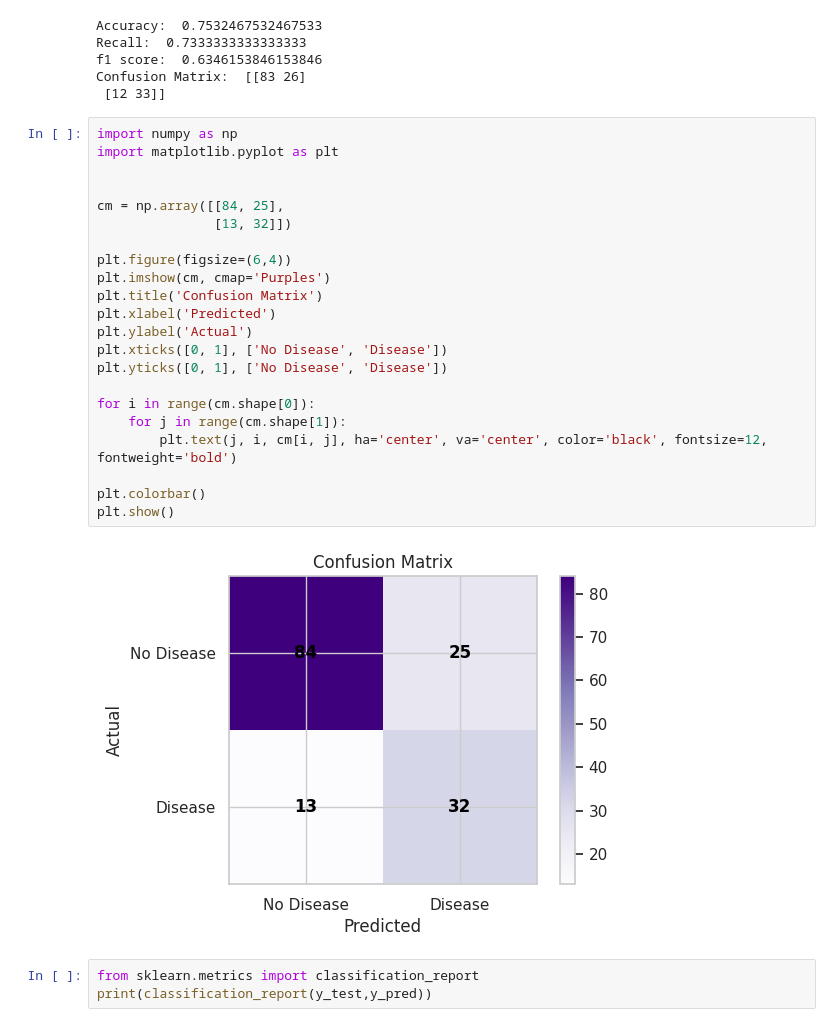
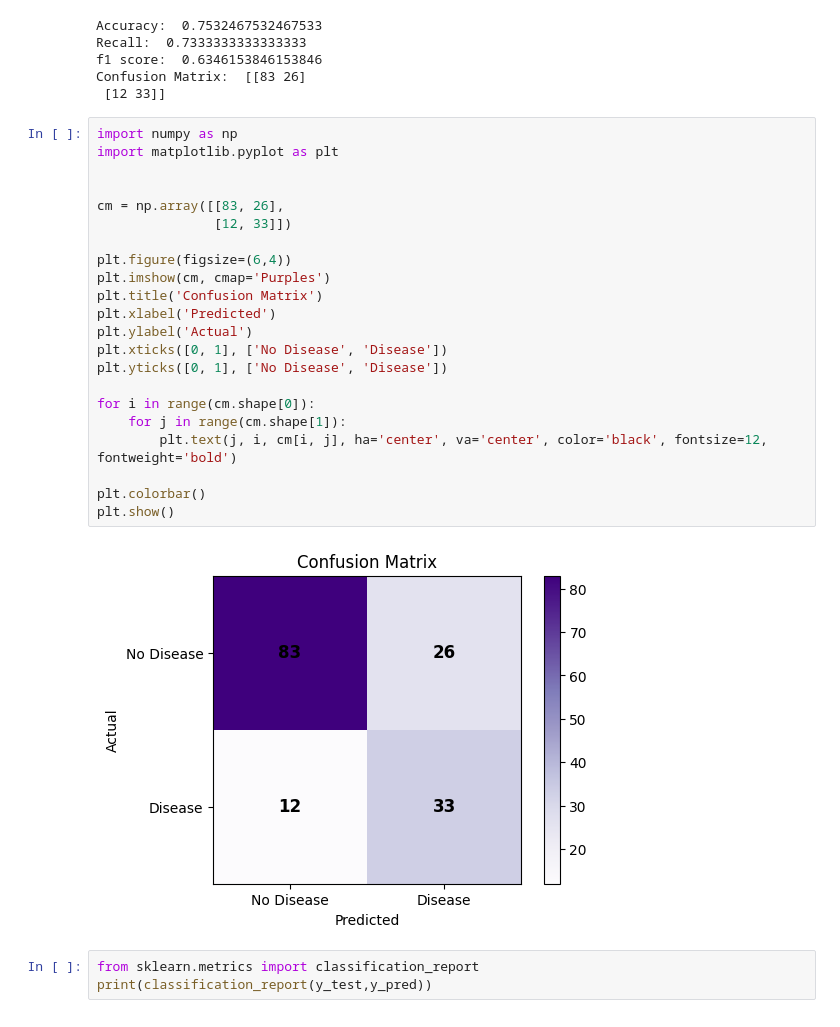
Before and after one commit to mahawarrachna7-lab/Assignment-1, a Jupyter notebook: Assignment_1.ipynb, the cells around one changed output. Drawn from its saved outputs; the diff is of its cells as text.

```diff
--- a/Assignment_1.ipynb
+++ b/Assignment_1.ipynb
@@ -123,27 +123,27 @@ Confusion Matrix:  [[83 26]
 # %%
 import numpy as np
 import matplotlib.pyplot as plt
 
 
-cm = np.array([[84, 25],
-               [13, 32]])
+cm = np.array([[83, 26],
+               [12, 33]])
 
 plt.figure(figsize=(6,4))
 plt.imshow(cm, cmap='Purples')
 plt.title('Confusion Matrix')
 plt.xlabel('Predicted')
 plt.ylabel('Actual')
 plt.xticks([0, 1], ['No Disease', 'Disease'])
 plt.yticks([0, 1], ['No Disease', 'Disease'])
 
 for i in range(cm.shape[0]):
     for j in range(cm.shape[1]):
         plt.text(j, i, cm[i, j], ha='center', va='center', color='black', fontsize=12, fontweight='bold')
 
 plt.colorbar()
 plt.show()
 # %% [output]
-[figure, old version]
+[figure, new version]
 # %%
 from sklearn.metrics import classification_report
 print(classification_report(y_test,y_pred))
```
